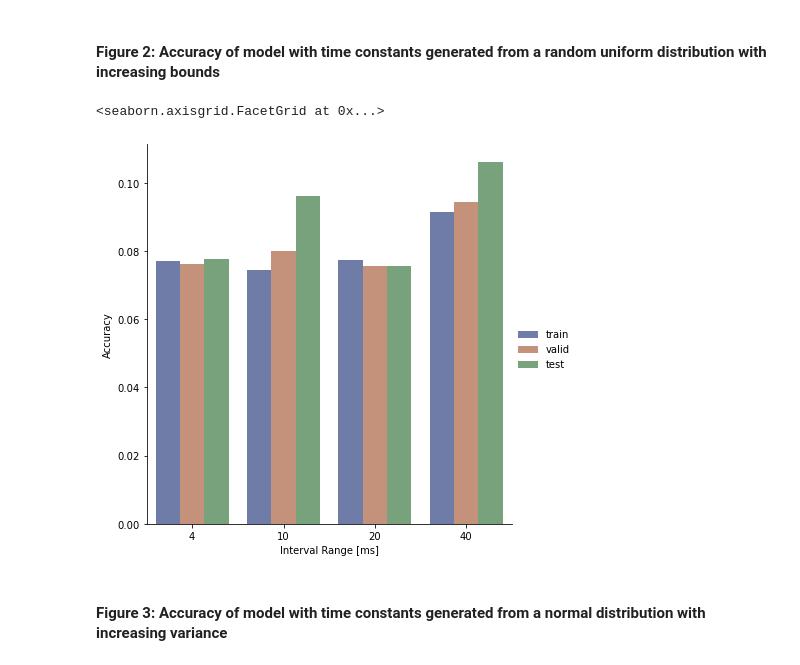
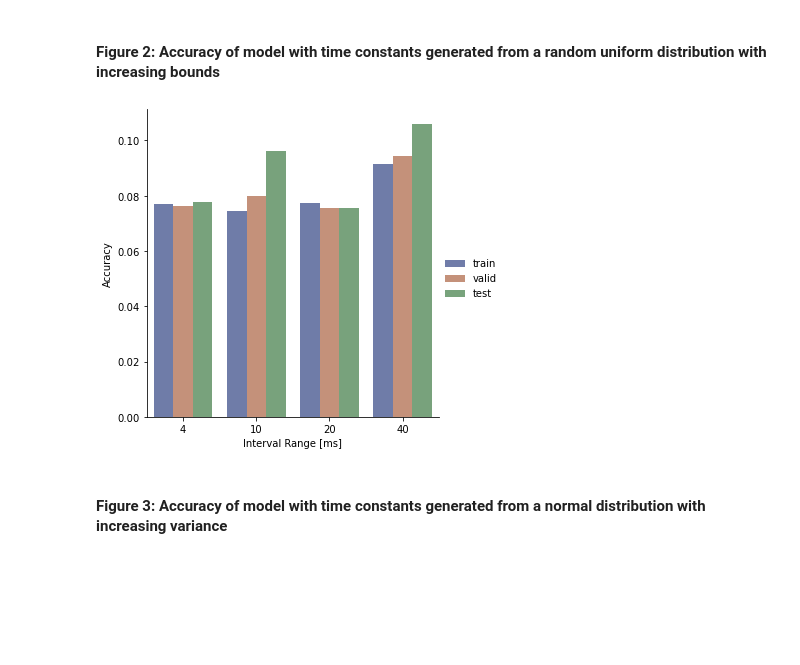
Before and after one commit to peterrayshen/syde552-project, a Jupyter notebook: plots.ipynb, the cells around one changed output. Saved outputs shown, nothing was run; the diff lists cells and outputs as text; code cells hidden in the pictures; blank space fills up the shorter version.

Commit message:
add figures

```diff
--- a/plots.ipynb
+++ b/plots.ipynb
@@ -30,22 +33,22 @@ plt.show()
 # %%
 df = pd.DataFrame()
 df['test'] = [x['acc_test'] for x in res_uniform_tau]
 df['train'] = [x['acc_train'][-1] for x in res_uniform_tau]
 df['valid'] = [x['acc_valid'][-1] for x in res_uniform_tau]
 df['lower'] = [x['xp_params']['uniform_lower_bounds'][x['i']] for x in res_uniform_tau]
 df['upper'] = [x['xp_params']['uniform_upper_bounds'][x['i']] for x in res_uniform_tau]
 df['width'] = (round((df['upper'] - df['lower']) * 1e3)).astype(int)
 df = df.melt(id_vars=['width'], value_vars=['train', 'valid', 'test'], value_name='acc')
 
 g = sns.catplot(
     data=df, kind="bar",
     x="width", y="acc", hue='variable',
-    ci="sd", palette="dark", alpha=.6, height=6
+    ci="sd", palette="dark", alpha=.6, height=5
 )
 g.legend.set_title('')
 g.set_axis_labels("Interval Range [ms]", "Accuracy")
+plt.show()
 # %% [output]
-<seaborn.axisgrid.FacetGrid at 0x...>
-[figure, old version]
+[figure, new version]
 # %% [markdown]
 #### Figure 3: Accuracy of model with time constants generated from a normal distribution with increasing variance
```
Also changed, not shown: parts of 6 cells of this notebook.
